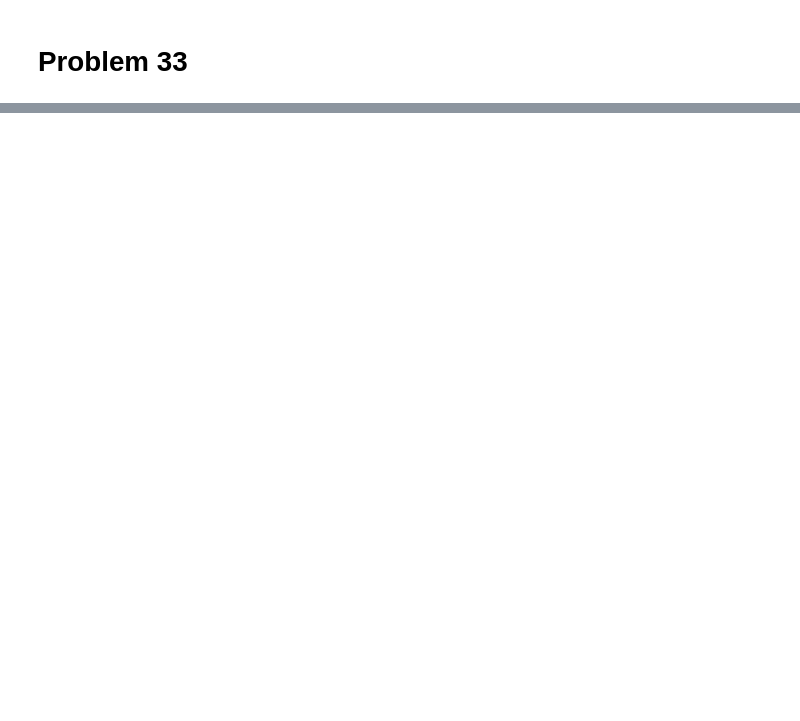
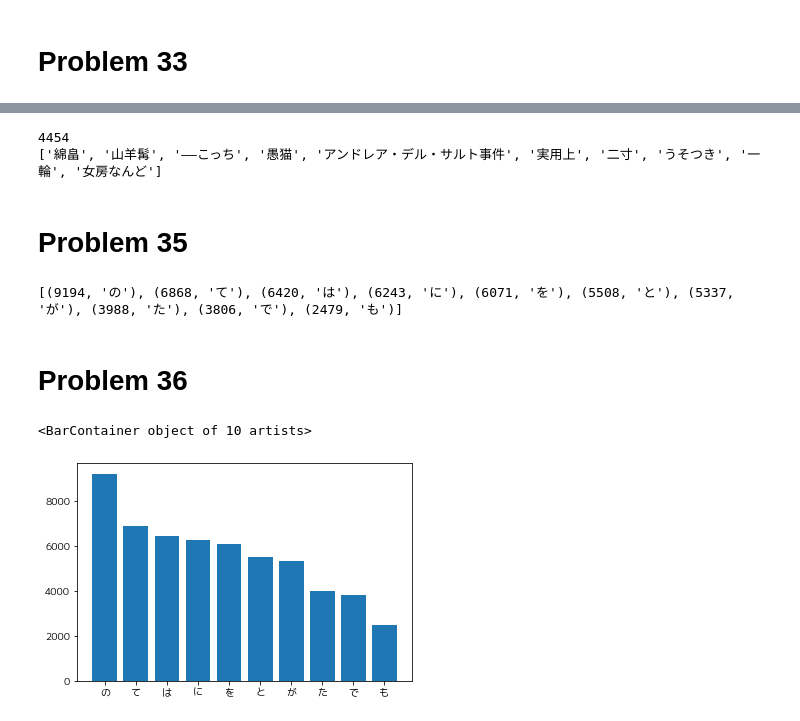
Before and after one commit to Tagussan/NLP100, a Jupyter notebook: NLP100_sec4.ipynb, the cells around one changed output, grey strips where cells are left out. Drawn from its saved outputs; the diff is of its cells as text; code cells hidden in the pictures; blank space fills up the shorter version.

```diff
--- a/NLP100_sec4.ipynb
+++ b/NLP100_sec4.ipynb
@@ -61,0 +70,57 @@ for sentence in sentences:
+# %%
+seq_nouns = set()
+for sentence in sentences:
+    morph_idx = 0
+    seq_temp = ''
+    while morph_idx < len(sentence)-1:
+        if sentence[morph_idx]['pos'] == '名詞':
+            if sentence[morph_idx+1]['pos'] == '名詞':
+                seq_temp += sentence[morph_idx]['surface']
+            elif sentence[morph_idx+1]['pos'] != '名詞' and seq_temp != '':
+                seq_temp += sentence[morph_idx]['surface']
+                seq_nouns.add(seq_temp)
+                seq_temp = ''
+        morph_idx += 1
+print(len(seq_nouns))
+print(list(seq_nouns)[:10])
+# %% [output]
+4454
+['綿畠', '山羊髯', '——こっち', '愚猫', 'アンドレア・デル・サルト事件', '実用上', '二寸', 'うそつき', '一輪', '女房なんど']
+# %% [markdown]
+# Problem 35
+# %%
+word_count_dict = {}
+for sentence in sentences:
+    for morph in sentence:
+        if morph['pos'] == '記号':
+            continue
+        surface = morph['surface']
+        if not surface in word_count_dict:
+            word_count_dict[surface] = 1
+        else:
+            word_count_dict[surface] += 1
+
+ranking = []
+for k, v in word_count_dict.items():
+    ranking.append((v, k))
+ranking = list(reversed(sorted(ranking)))
+print(ranking[:10])
+# %% [output]
+[(9194, 'の'), (6868, 'て'), (6420, 'は'), (6243, 'に'), (6071, 'を'), (5508, 'と'), (5337, 'が'), (3988, 'た'), (3806, 'で'), (2479, 'も')]
+# %% [markdown]
+# Problem 36
+# %%
+import matplotlib.pyplot as plt
+
+from matplotlib.font_manager import FontProperties
+font_path = "/usr/share/fonts/truetype/migmix/migmix-1p-regular.ttf"
+font_prop = FontProperties(fname=font_path)
+plt.rcParams["font.family"] = font_prop.get_name()
+# %%
+occur_top10 = ranking[:10]
+words = list(map(lambda e: e[1], occur_top10))
+vals = list(map(lambda e: e[0], occur_top10))
+plt.bar(words, vals)
+# %% [output]
+<BarContainer object of 10 artists>
+[figure, added]
```
Also changed, not shown: parts of 6 cells of this notebook.
